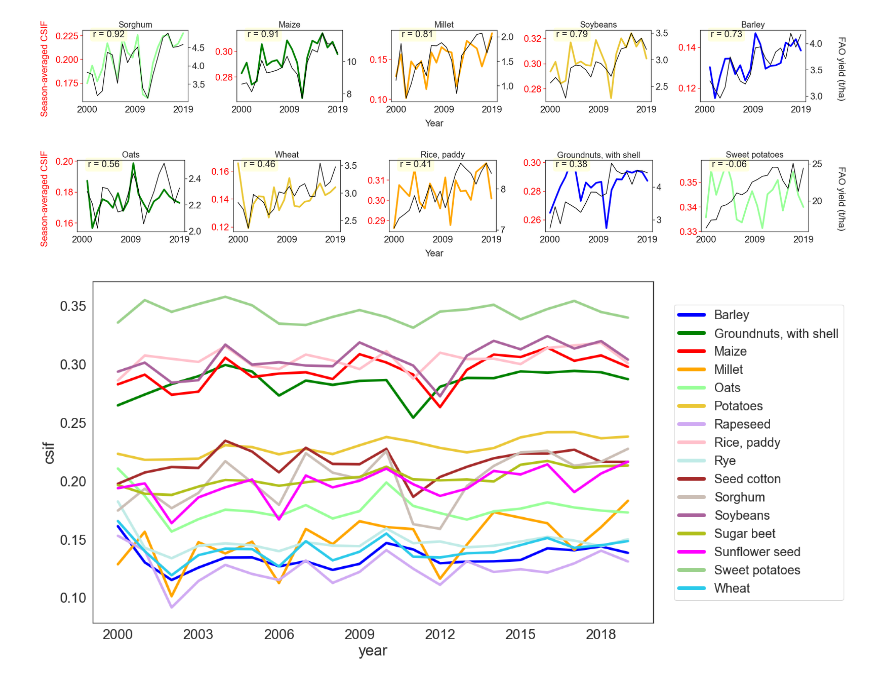
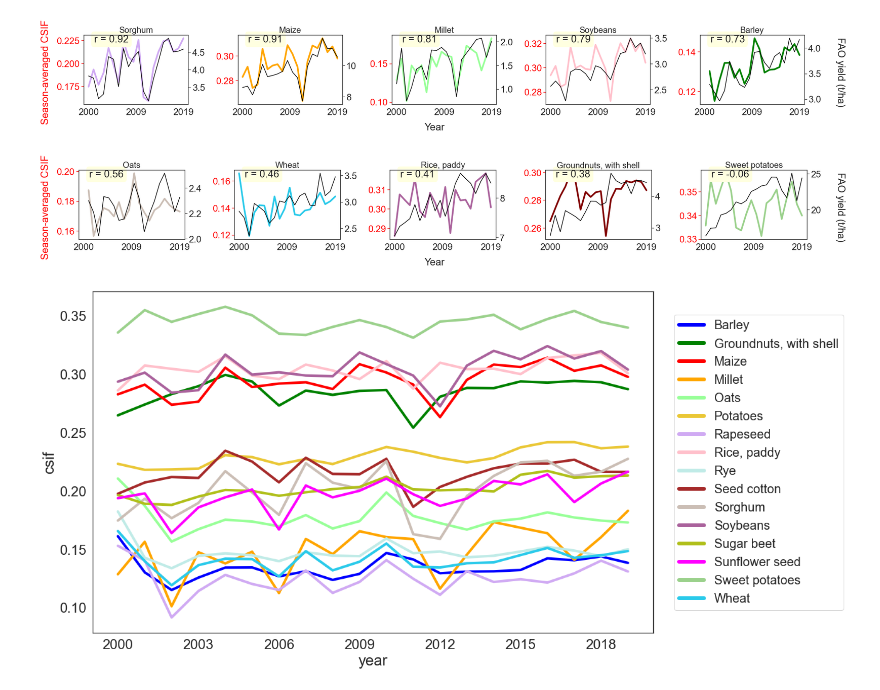
Before and after one commit to carospark/fao_csif_proxy, a Jupyter notebook: 1.run_usa.ipynb, the cells around one changed output. Saved outputs shown, nothing was run; the diff lists cells and outputs as text; code cells hidden in the pictures.

```diff
--- a/1.run_usa.ipynb
+++ b/1.run_usa.ipynb
@@ -310,10 +293,8 @@ idx, cols = pd.factorize(ugh['whichlag'])
 ugh['yield'] = ugh.reindex(cols, axis=1).to_numpy()[np.arange(len(ugh)), idx]
 cropnum = len(np.unique(ugh['cropname']))
 ugh2['yield'] = ugh2['yield']/10000
-colors = ["blue", "green", "orange", "#98ff98",
-      "#eac736", "#d0aaf3", "pink", "#c0ebe7", "brown",
-      "#cbbeb5", "#aa629c", "#b0bf1a", "#ff00ff", "#9bd18c",
-     "#2acaea"]
+colors = ["green", "orange", "#98ff98",
+      "#d0aaf3", "pink"]
 
 def compute_corr(df, var1, var2):
     return df[[var1, var2]].corr().iloc[0, 1]
@@ -357,9 +338,9 @@ g.fig.tight_layout(rect=[0.04, 0.04, 0.97, 0.97])  # Adjust the rect parameters
 
 plt.show()
 
-#usa_minusmaize_0824.png
+g.savefig("./plots/usa_ts_best.pdf")
 # %% [output]
-[figure, old version]
+[figure, new version]
 # %%
 ## ordered by correlation R
 
@@ -370,10 +351,7 @@ idx, cols = pd.factorize(ugh['whichlag'])
 ugh['yield'] = ugh.reindex(cols, axis=1).to_numpy()[np.arange(len(ugh)), idx]
 cropnum = len(np.unique(ugh['cropname']))
 ugh2['yield'] = ugh2['yield']/10000
-colors = ["blue", "green", "orange", "#98ff98",
-      "#eac736", "#d0aaf3", "pink", "#c0ebe7", "brown",
-      "#cbbeb5", "#aa629c", "#b0bf1a", "#ff00ff", "#9bd18c",
-     "#2acaea"]
+colors = ["maroon", "#cbbeb5", "#aa629c", "#9bd18c", "#2acaea"]
 
 def compute_corr(df, var1, var2):
     return df[[var1, var2]].corr().iloc[0, 1]
@@ -391,35 +369,35 @@ def twin_lineplot(x,y,color,**kwargs):
 
 g = sns.FacetGrid(ugh2, col="cropname",hue="cropname",col_order = sorted_r,
                   col_wrap=5, height=4, aspect=1.4, sharey=False, palette= colors)#sns.color_palette("hls", cropnum))
 g.map(sns.lineplot, "year", "csif", ci=None, lw=4)
 
 for ax in g.axes.flat:
     ax.tick_params(axis='y', colors='red')
     ax.set_ylabel("", color='red')
 
 def corrfunc(x, y, **kws):
     r, _ = stats.pearsonr(x,y)
     ax = plt.gca()
     ax.annotate("r = {:.2f}".format(r),
                 xy=(.1, .9), xycoords=ax.transAxes,
                bbox=dict(boxstyle='round,pad=0.3', edgecolor='none', facecolor='lightyellow'))
 
 g.map(corrfunc, "csif", "yield")
 g.map(twin_lineplot, 'year', 'yield', color="black")
 g.set_axis_labels("", "")
 g.set_titles(col_template='{col_name}', size=20)
 
 g.fig.text(0.5, 0.04, 'Year', ha='center', va='center')  # X-axis title
 g.fig.text(0.04, 0.5, 'Season-averaged CSIF', ha='center', va='center', rotation='vertical', color="red")  # Y-axis title
 g.fig.text(0.98, 0.5, 'FAO yield (t/ha)', ha='center', va='center', rotation='-90')
 g.fig.tight_layout(rect=[0.04, 0.04, 0.97, 0.97])  # Adjust the rect parameters as needed
 
 
 plt.show()
 
-#usa_minusmaize_0824.png
+g.savefig("./plots/usa_ts_worst.pdf")
 # %% [output]
-[figure, old version]
+[figure, new version]
 # %%
 cropnum = len(np.unique(ugh['cropname']))
 #colors = sns.color_palette("hls", cropnum)
```
Also changed, not shown: parts of 6 cells of this notebook, 12 other files.
